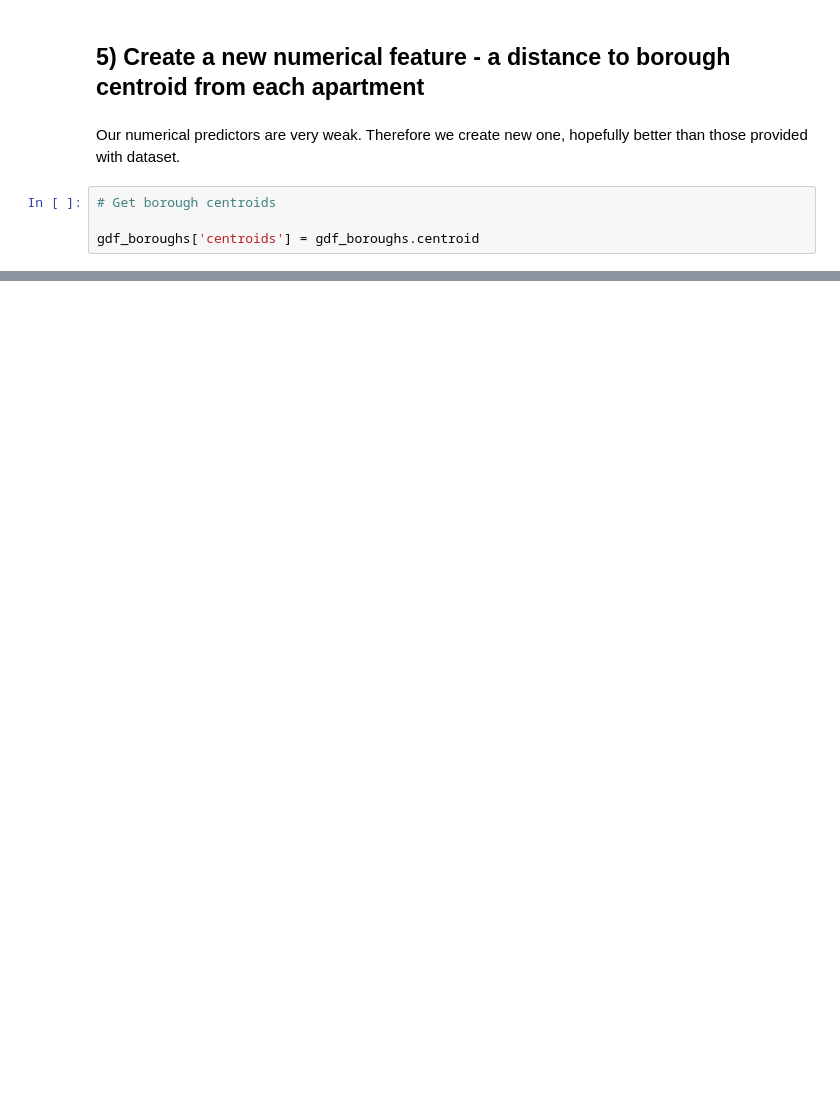
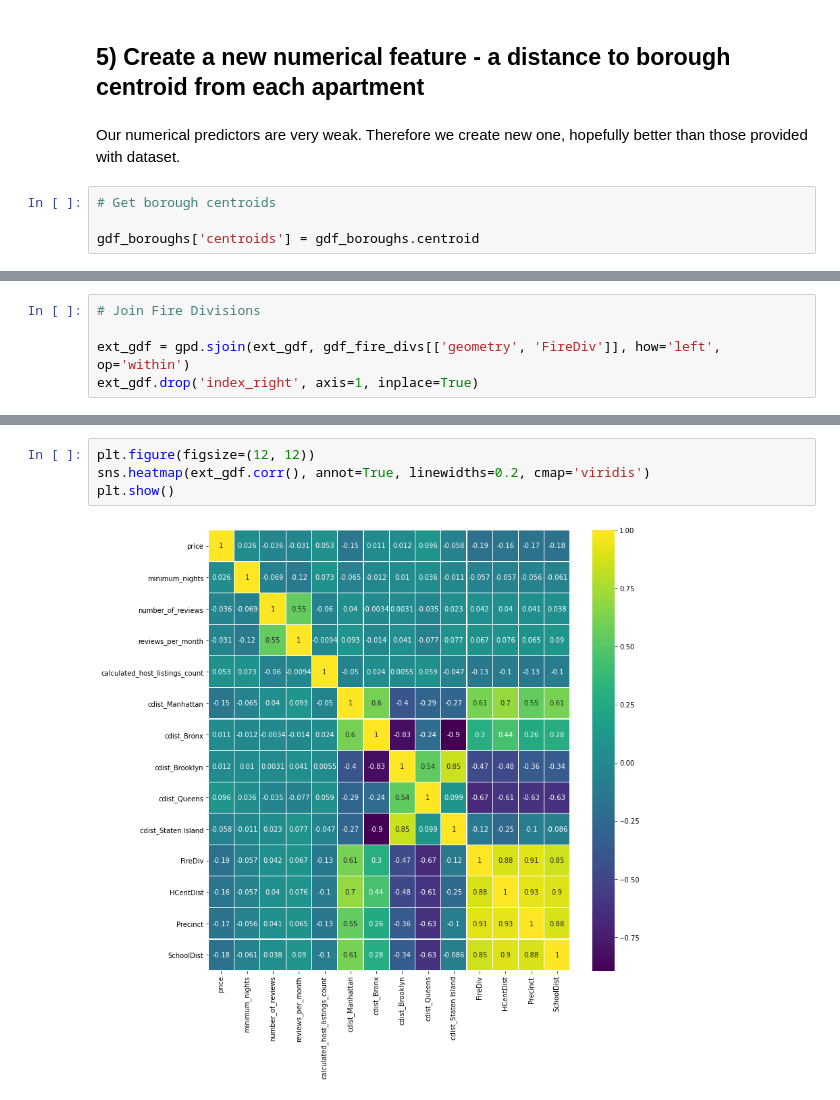
Before and after one commit to SimonMolinsky/articles, a Jupyter notebook: 2021-03/airbnb-data-augmentation/Feature Engineering with Spatial Flavour.ipynb, the cells around one changed output, grey strips where cells are left out. Drawn from its saved outputs; the diff is of its cells as text; blank space fills up the shorter version.

```diff
--- a/2021-03/airbnb-data-augmentation/Feature Engineering with Spatial Flavour.ipynb
+++ b/2021-03/airbnb-data-augmentation/Feature Engineering with Spatial Flavour.ipynb
@@ -437,0 +457,5 @@ Datum: North American Datum 1983
+# %%
+# Join Fire Divisions
+
+ext_gdf = gpd.sjoin(ext_gdf, gdf_fire_divs[['geometry', 'FireDiv']], how='left', op='within')
+ext_gdf.drop('index_right', axis=1, inplace=True)
@@ -437,0 +531,6 @@ Datum: North American Datum 1983
+# %%
+plt.figure(figsize=(12, 12))
+sns.heatmap(ext_gdf.corr(), annot=True, linewidths=0.2, cmap='viridis')
+plt.show()
+# %% [output]
+[figure, added]
```
Also changed, not shown: parts of 19 cells of this notebook, 5 other files.
